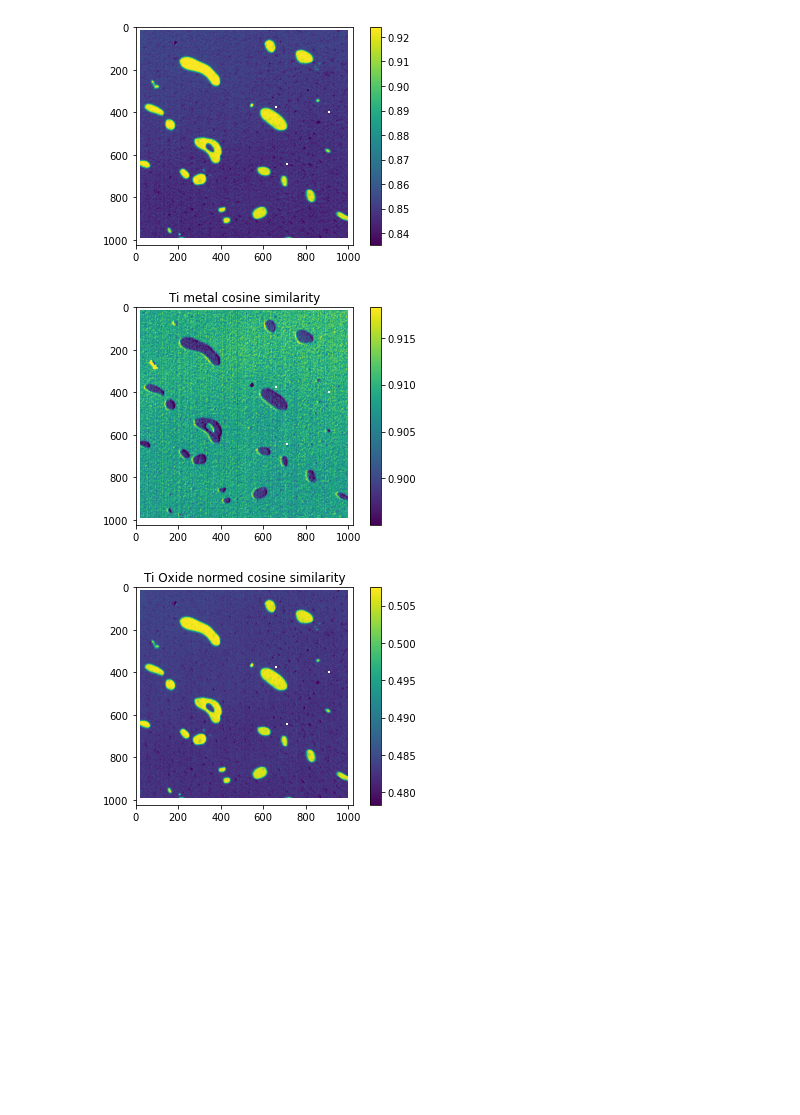
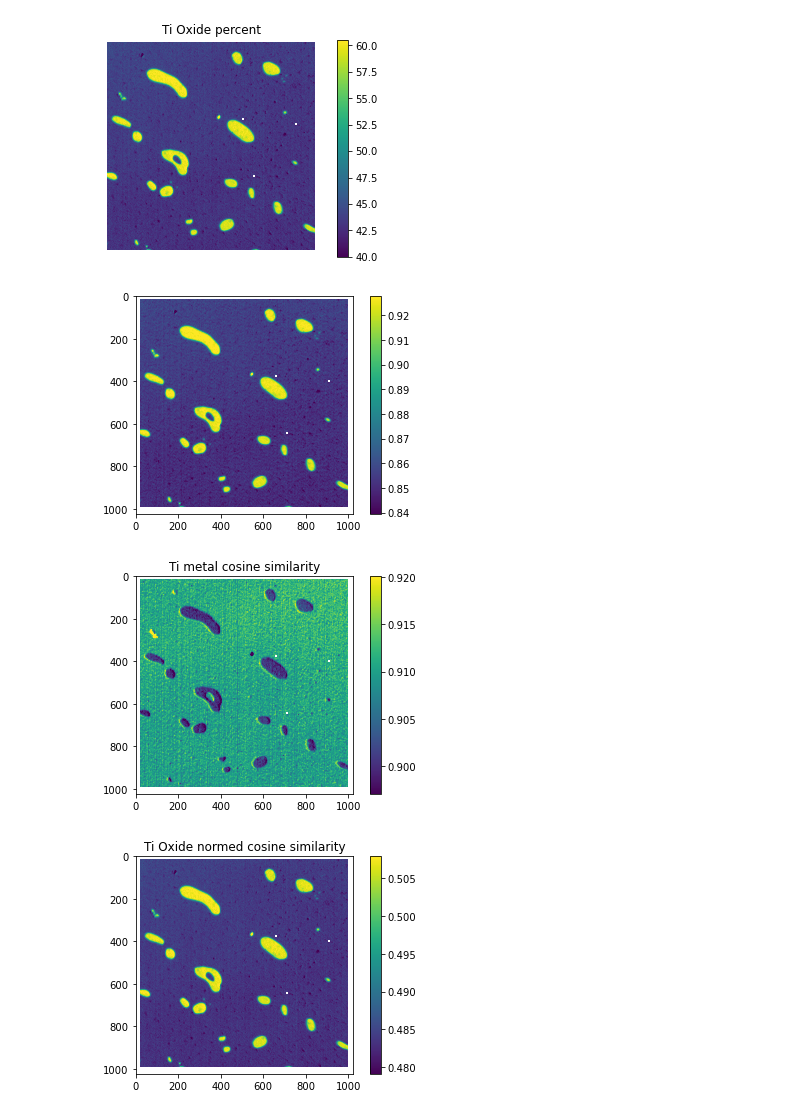
Before and after one commit to keithen-orson/mse-research, a Jupyter notebook: Alloy 72 work/cosine_similarity.ipynb, the cells around one changed output. Saved outputs shown, nothing was run; the diff lists cells and outputs as text; code cells hidden in the pictures; blank space fills up the shorter version.

```diff
--- a/Alloy 72 work/cosine_similarity.ipynb
+++ b/Alloy 72 work/cosine_similarity.ipynb
@@ -74,9 +160,9 @@ eshift = -1.8
 ti_refs = xas_refs["Ti"]
 print(ti_refs.head())
 print(ti_refs.keys())
-tio2 = make_ref_arr(ti_refs["TiO2 Energy"],ti_refs["TiO2"],erange=xas_energies['Ti'],shift = eshift)
-tio = make_ref_arr(ti_refs["TiO Energy"],ti_refs['TiO'],erange=xas_energies['Ti'], shift = eshift)
-ti_metal = make_ref_arr(ti_refs["Ti Energy"],ti_refs["Ti "],erange = xas_energies["Ti"],shift = eshift)
+tio2 = gaussian_filter1d(make_ref_arr(ti_refs["TiO2 Energy"],ti_refs["TiO2"],erange=xas_energies['Ti'],shift = eshift),.8)
+tio = gaussian_filter1d(make_ref_arr(ti_refs["TiO Energy"],ti_refs['TiO'],erange=xas_energies['Ti'], shift = eshift),.8)
+ti_metal = gaussian_filter1d(make_ref_arr(ti_refs["Ti Energy"],ti_refs["Ti "],erange = xas_energies["Ti"],shift = eshift),.8)
 plt.plot(xas_energies["Ti"],tio2)
 plt.plot(xas_energies["Ti"],tio)
 plt.plot(xas_energies['Ti'],ti_metal)
@@ -94,0 +181,18 @@ Index(['TiO2 Energy', 'TiO2', 'TiO Energy', 'TiO', 'Ti Energy', 'Ti '], dtype='o
+# %%
+synth_Ti = make_synthetic_series(ti_metal,tio2,xas_energies['Ti'],step=.01)
+synth_Ti_to_CS = synth_series_to_CS(synth_spectra=synth_Ti,metal_ref=ti_metal,oxide_ref=tio2)
+
+
+"""Visualize the synthetic series and compare different shifts of the reference spectra to the experimental data
+This if for the argument that our spectra are actually shifted with respect to the reference spectra"""
+# plt.plot(xas_energies['Ti'],normalize_array(np.nanmean(ti,axis=(1,2))))
+# plt.plot(xas_energies['Ti'],synth_Ti[3])
+# plt.legend(['Experimental','70% TiO2, 30% Ti'])
+# plt.xlabel('Photon energy (eV)')
+# plt.title('Synthetic mixture with shift')
+# plt.show()
+# plt.plot(xas_energies['Ti'],normalize_array(np.nanmean(ti,axis=(1,2))))
+# plt.plot(xas_energies['Ti']+1.8,synth_Ti[3])
+# plt.legend(['Experimental','70% TiO2, 30% Ti'])
+# plt.xlabel('Photon energy (eV)')
+# plt.title('Synthetic mixture without shift')
@@ -95,23 +208,28 @@ Index(['TiO2 Energy', 'TiO2', 'TiO Energy', 'TiO', 'Ti Energy', 'Ti '], dtype='o
 # %%
 ti_metal_cosine = cosine_similarity_3d(xas_elements['Ti'],ti_metal)
 tio2_cosine = cosine_similarity_3d(xas_elements['Ti'],tio2)
 #XPS indicates that there is no TiO in the sample, so it's ignored here
 #tio_cosine = cosine_similarity_3d(xas_elements['Ti'],tio)
 tio2_normed_cs = tio2_cosine/(ti_metal_cosine+tio2_cosine)
-
-
+tio2_percent = synth_Ti_to_CS(tio2_normed_cs)*100
+plt.imshow(tio2_percent,vmin = np.nanpercentile(tio2_percent,1), vmax = np.nanpercentile(tio2_percent,99))
+plt.title("Ti Oxide percent")
+plt.colorbar()
+plt.axis('off')
+plt.show()
 plt.imshow(tio2_cosine,vmin=np.nanpercentile(tio2_cosine,1), vmax=np.nanpercentile(tio2_cosine,99))
 plt.colorbar()
 plt.show()
 plt.imshow(ti_metal_cosine,vmin=np.nanpercentile(ti_metal_cosine,1), vmax=np.nanpercentile(ti_metal_cosine,99))
 plt.title("Ti metal cosine similarity")
 plt.colorbar()
 plt.show()
 plt.imshow(tio2_normed_cs,vmin=np.nanpercentile(tio2_normed_cs,1), vmax=np.nanpercentile(tio2_normed_cs,99))
 plt.title("Ti Oxide normed cosine similarity")
 plt.colorbar()
 plt.show()
 # %% [output]
-[figure, old version]
+[figure, new version]
-[figure, old version]
+[figure, new version]
-[figure, old version]
+[figure, new version]
+[figure, added]
```
Also changed, not shown: parts of 20 cells of this notebook, 8 other files.
